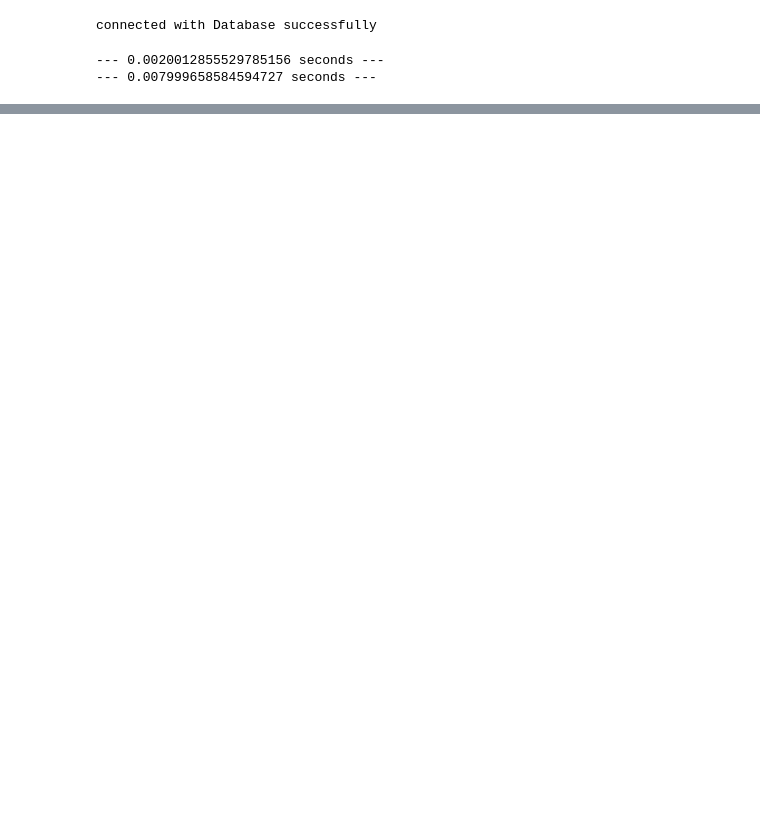
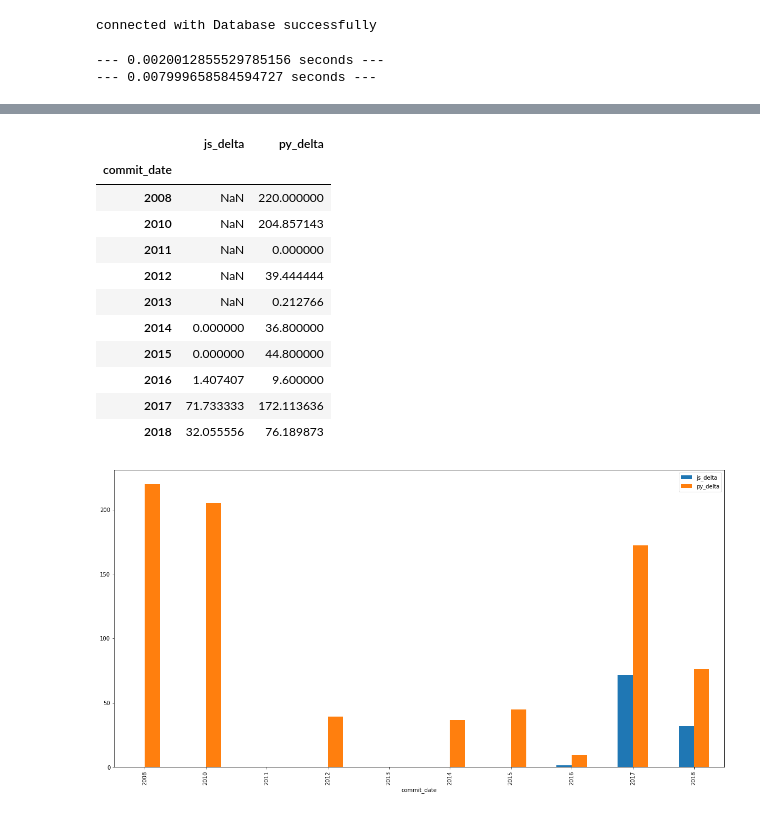
Before and after one commit to 0xsuid/msr-security-awareness, a Jupyter notebook: process/code/update_cve.ipynb, the cells around one changed output, grey strips where cells are left out. Saved outputs shown, nothing was run; the diff lists cells and outputs as text; code cells hidden in the pictures; blank space fills up the shorter version.

```diff
--- a/process/code/update_cve.ipynb
+++ b/process/code/update_cve.ipynb
@@ -148,0 +194,30 @@ run_on("py")
+# %%
+# stat
+js_result_csv = pd.read_csv( os.path.join("../../data/results", "result_js.csv"),index_col=0).dropna(subset=['published_date'])
+py_result_csv = pd.read_csv( os.path.join("../../data/results", "result_py.csv"),index_col=0).dropna(subset=['published_date'])
+
+js_result_csv[['published_date','commit_date']] = js_result_csv[['published_date','commit_date']].apply(pd.to_datetime,utc=True)
+js_result_csv['js_delta'] = ((js_result_csv['commit_date'] - js_result_csv['published_date']).dt.days).apply(lambda val: val if val>0 else 0)
+js_stat_1 = js_result_csv.query('js_delta >= 0').drop(columns=['impact_score']).groupby(js_result_csv['commit_date'].dt.year).agg('mean')
+
+py_result_csv[['published_date','commit_date']] = py_result_csv[['published_date','commit_date']].apply(pd.to_datetime,utc=True)
+py_result_csv['py_delta'] = ((py_result_csv['commit_date'] - py_result_csv['published_date']).dt.days).apply(lambda val: val if val>0 else 0)
+py_stat_1 = py_result_csv.query('py_delta >= 0').drop(columns=['impact_score']).groupby(py_result_csv['commit_date'].dt.year).agg('mean')
+
+stat_1 = pd.concat([js_stat_1, py_stat_1], axis=1)
+stat_1.plot(kind='bar', figsize=(20,10))
+stat_1
+# %% [output]
+|  | js_delta | py_delta |
+| commit_date |  |  |
+| 2008 | NaN | 220.000000 |
+| 2010 | NaN | 204.857143 |
+| 2011 | NaN | 0.000000 |
+| 2012 | NaN | 39.444444 |
+| 2013 | NaN | 0.212766 |
+| 2014 | 0.000000 | 36.800000 |
+| 2015 | 0.000000 | 44.800000 |
+| 2016 | 1.407407 | 9.600000 |
+| 2017 | 71.733333 | 172.113636 |
+| 2018 | 32.055556 | 76.189873 |
+[figure, added]
```
Also changed, not shown: parts of 11 cells of this notebook, 2 other files.
